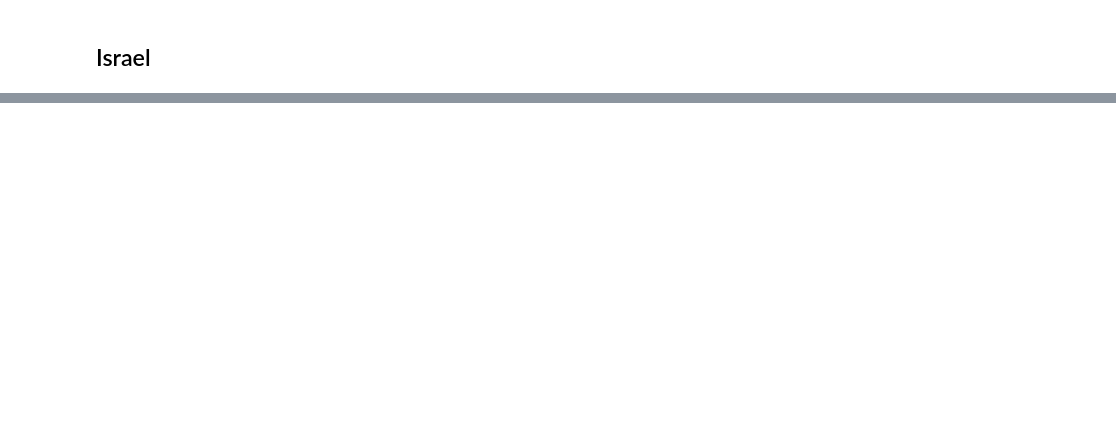
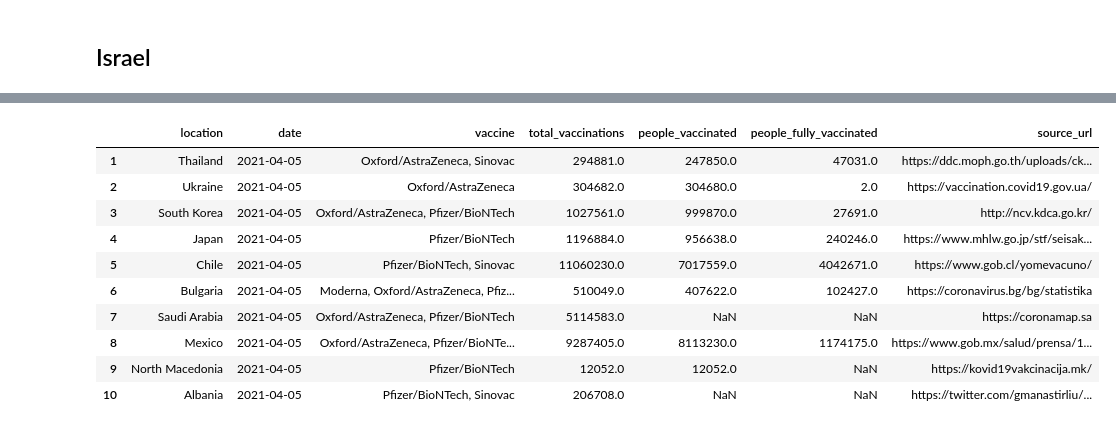
Before and after one commit to salgo60/CoronaVaccinationCheck, a Jupyter notebook: What is reported.ipynb, the cells around one changed output, grey strips where cells are left out. Cells and saved outputs as stored; diff of their text form; code cells hidden in the pictures; blank space fills up the shorter version.

```diff
--- a/What is reported.ipynb
+++ b/What is reported.ipynb
@@ -163,3 +146,18 @@ allCountriesGitHub[:100]
+# %%
+#Latest reported
+allCountriesGitHub[:10]
+# %% [output]
+|  | location | date | vaccine | total_vaccinations | people_vaccinated | people_fully_vaccinated | source_url |
+| 1 | Thailand | 2021-04-05 | Oxford/AstraZeneca, Sinovac | 294881.0 | 247850.0 | 47031.0 | https://ddc.moph.go.th/uploads/ck... |
+| 2 | Ukraine | 2021-04-05 | Oxford/AstraZeneca | 304682.0 | 304680.0 | 2.0 | https://vaccination.covid19.gov.ua/ |
+| 3 | South Korea | 2021-04-05 | Oxford/AstraZeneca, Pfizer/BioNTech | 1027561.0 | 999870.0 | 27691.0 | http://ncv.kdca.go.kr/ |
+| 4 | Japan | 2021-04-05 | Pfizer/BioNTech | 1196884.0 | 956638.0 | 240246.0 | https://www.mhlw.go.jp/stf/seisak... |
+| 5 | Chile | 2021-04-05 | Pfizer/BioNTech, Sinovac | 11060230.0 | 7017559.0 | 4042671.0 | https://www.gob.cl/yomevacuno/ |
+| 6 | Bulgaria | 2021-04-05 | Moderna, Oxford/AstraZeneca, Pfiz... | 510049.0 | 407622.0 | 102427.0 | https://coronavirus.bg/bg/statistika |
+| 7 | Saudi Arabia | 2021-04-05 | Oxford/AstraZeneca, Pfizer/BioNTech | 5114583.0 | NaN | NaN | https://coronamap.sa |
+| 8 | Mexico | 2021-04-05 | Oxford/AstraZeneca, Pfizer/BioNTe... | 9287405.0 | 8113230.0 | 1174175.0 | https://www.gob.mx/salud/prensa/1... |
+| 9 | North Macedonia | 2021-04-05 | Pfizer/BioNTech | 12052.0 | 12052.0 | NaN | https://kovid19vakcinacija.mk/ |
+| 10 | Albania | 2021-04-05 | Pfizer/BioNTech, Sinovac | 206708.0 | NaN | NaN | https://twitter.com/gmanastirliu/... |
 # %%
 allCountriesGitHub.shape
 # %% [output]
```
Also changed, not shown: parts of 10 cells of this notebook.
